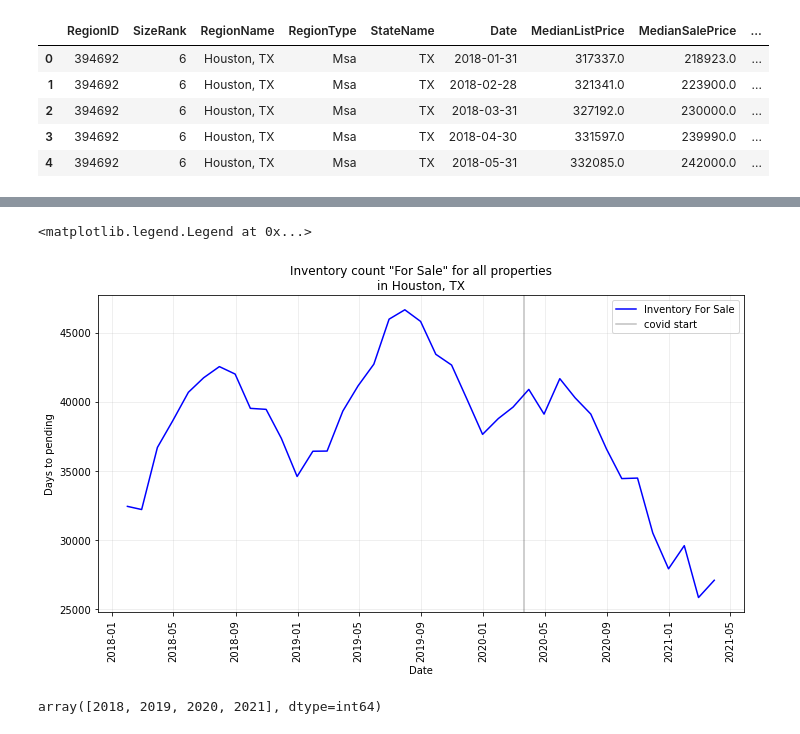
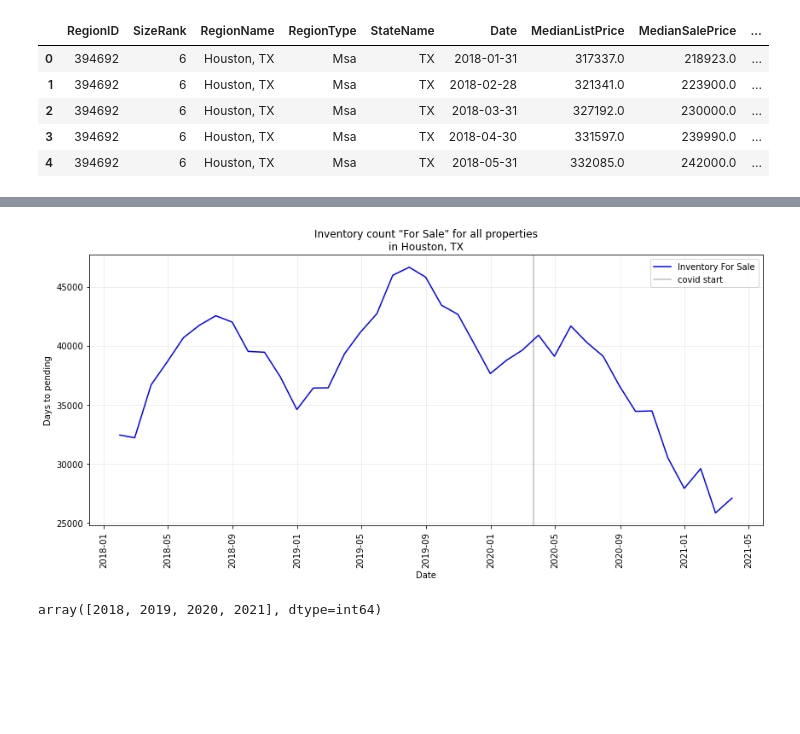
Before and after one commit to i-am-phoenix/Demo, a Jupyter notebook: zillow_data_cleaning.ipynb, the cells around one changed output, grey strips where cells are left out. Cells and saved outputs as stored; diff of their text form; code cells hidden in the pictures; blank space fills up the shorter version.

```diff
--- a/zillow_data_cleaning.ipynb
+++ b/zillow_data_cleaning.ipynb
@@ -84,19 +117,19 @@ print(len(list_data_hou), len(sale_data_hou), len(inventory_4s_data_hou), len(in
 # %% [markdown]
 --- 2. Unpivot data to convert multiple date columns of data into a single Date column and a corresponding Value column
 # %%
-list_data_hou_reformatted=pd.melt(list_data_hou,
+list_data_city_reformatted=pd.melt(list_data_city,
                                   id_vars=['RegionID','SizeRank','RegionName','RegionType','StateName'],
                                   var_name='Date',
                                   value_name='MedianListPrice')
-sale_data_hou_reformatted=pd.melt(sale_data_hou,
+sale_data_city_reformatted=pd.melt(sale_data_city,
                                   id_vars=['RegionID','SizeRank','RegionName','RegionType','StateName'],
                                   var_name='Date',
                                   value_name='MedianSalePrice')
-inventory_4s_data_hou_reformatted=pd.melt(inventory_4s_data_hou,
+inventory_4s_data_city_reformatted=pd.melt(inventory_4s_data_city,
                                   id_vars=['RegionID','SizeRank','RegionName','RegionType','StateName'],
                                   var_name='Date',
                                   value_name='Inventory4Sale')
-inventory_d2p_data_hou_reformatted=pd.melt(inventory_d2p_data_hou,
+inventory_d2p_data_city_reformatted=pd.melt(inventory_d2p_data_city,
                                   id_vars=['RegionID','SizeRank','RegionName','RegionType','StateName'],
                                   var_name='Date',
                                   value_name='InventoryDays2Pending')
@@ -139,14 +174,14 @@ inventory_d2p_data_hou_reformatted.head()
 # %%
 # merge list and sale data frames
-list_n_sale_data_hou_reformatted=pd.merge(list_data_hou_reformatted,
-                                  sale_data_hou_reformatted,
+list_n_sale_data_city_reformatted=pd.merge(list_data_city_reformatted,
+                                  sale_data_city_reformatted,
                                   on=['RegionID','SizeRank','RegionName','RegionType','StateName','Date'])
 # merge inventory "for sale" and "days to pending" data frames
-inventory_data_hou_reformatted=pd.merge(inventory_4s_data_hou_reformatted,
-                                        inventory_d2p_data_hou_reformatted,
+inventory_data_city_reformatted=pd.merge(inventory_4s_data_city_reformatted,
+                                        inventory_d2p_data_city_reformatted,
                                         on=['RegionID','SizeRank','RegionName','RegionType','StateName','Date'])
 # merge list&sale and inventory data
-all_data_hou_reformatted=pd.merge(list_n_sale_data_hou_reformatted,
-                                  inventory_data_hou_reformatted,
+all_data_city_reformatted=pd.merge(list_n_sale_data_city_reformatted,
+                                  inventory_data_city_reformatted,
                                   on=['RegionID','SizeRank','RegionName','RegionType','StateName','Date'])
 # %%
@@ -159,8 +194,8 @@ all_data_hou_reformatted.head()
 | 3 | 394692 | 6 | Houston, TX | Msa | TX | 2018-04-30 | 331597.0 | 239990.0 | ... |
 | 4 | 394692 | 6 | Houston, TX | Msa | TX | 2018-05-31 | 332085.0 | 242000.0 | ... |
 # %%
-all_data_hou_reformatted['Date'] = all_data_hou_reformatted['Date'].astype('datetime64[ns]')
-all_data_hou_reformatted.head()
+all_data_city_reformatted['Date'] = all_data_city_reformatted['Date'].astype('datetime64[ns]')
+all_data_city_reformatted.head()
 # %% [output]
 |  | RegionID | SizeRank | RegionName | RegionType | StateName | Date | MedianListPrice | MedianSalePrice | ... |
 | 0 | 394692 | 6 | Houston, TX | Msa | TX | 2018-01-31 | 317337.0 | 218923.0 | ... |
@@ -241,36 +280,38 @@ plt.legend()
 # %%
 #  Plotting inventory data - Number of properties for sale
-plt.figure(figsize=(10, 6))
-plt.plot(all_data_hou_reformatted['Date'],
-           all_data_hou_reformatted['Inventory4Sale'],
+plt.figure(figsize=(12, 6))
+plt.plot(all_data_city_reformatted['Date'],
+           all_data_city_reformatted['Inventory4Sale'],
          'b',
          label="Inventory For Sale")
-# plt.plot(all_data_hou_reformatted['Date'],
-#            all_data_hou_reformatted['MedianSalePrice'],
+# plt.plot(all_data_city_reformatted['Date'],
+#            all_data_city_reformatted['MedianSalePrice'],
 #          'r',
 #          label="Median monthly sale price")
-# plt.plot(all_data_hou_reformatted['Date'],
-#            all_data_hou_reformatted['MedianListPrice']-all_data_hou_reformatted['MedianSalePrice'],
+# plt.plot(all_data_city_reformatted['Date'],
+#            all_data_city_reformatted['MedianListPrice']-all_data_city_reformatted['MedianSalePrice'],
 #          'k',
 #          label="Median monthly list-sale delta")
 plt.xlabel("Date")
 plt.ylabel("Days to pending")
-plt.title(f"Inventory count \"For Sale\" for all properties\nin {all_data_hou_reformatted['RegionName'].unique()[0]}")
+plt.title(f"Inventory count \"For Sale\" for all properties\nin {all_data_city_reformatted['RegionName'].unique()[0]}")
 plt.grid(alpha=0.25)
 plt.xticks(rotation=90)
 plt.tight_layout()
 
 # y_ticks=np.arange(0,350000,50000)
 # y_labels=pd.DataFrame(np.arange(0,350000,50000))[0].map("${:,}".format).to_list()
 # plt.yticks(y_ticks,y_labels)
 
 import datetime as dt
 
 plt.axvline(dt.datetime(2020, 3, 21), c='k', alpha=0.25, label="covid start")
 plt.legend()
+
+file_name= 'Inventory4Sale'
+fig.savefig( "figures/" + file_name + "_vs_year_" + city_formatted +".png")
 # %% [output]
-<matplotlib.legend.Legend at 0x...>
-[figure, old version]
+[figure, new version]
 # %%
 # replot with x-axis in calendar Months only
 # Create a months and year column in summary DF to use for plotting differentiation
```
Also changed, not shown: parts of 19 cells of this notebook, 48 other files.
